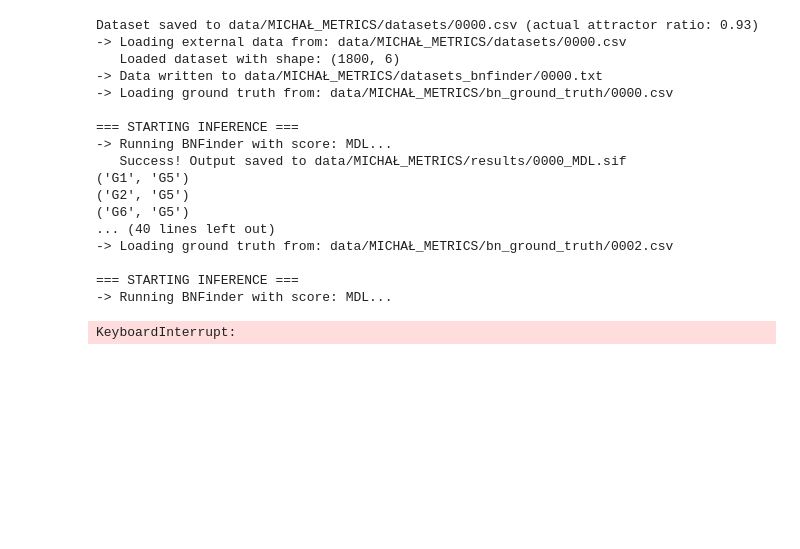
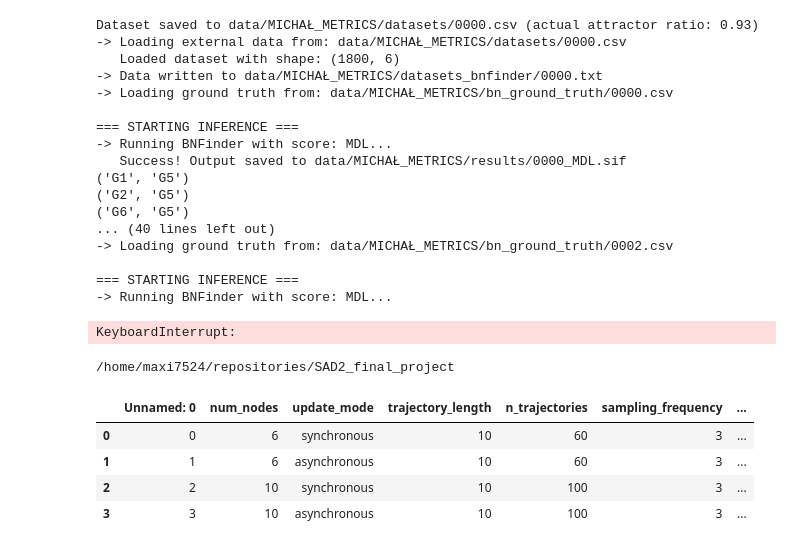
Before and after one commit to maxi7524/SAD2_final_project, a Jupyter notebook: notebooks/test_notebook.ipynb, the cells around one changed output. Drawn from its saved outputs; the diff is of its cells as text; code cells hidden in the pictures; blank space fills up the shorter version.

```diff
--- a/notebooks/test_notebook.ipynb
+++ b/notebooks/test_notebook.ipynb
@@ -169,3 +168,32 @@ Dataset saved to data/MICHAŁ_METRICS/datasets/0000.csv (actual attractor ratio:
 === STARTING INFERENCE ===
 -> Running BNFinder with score: MDL...
 KeyboardInterrupt:
+# %%
+import pandas as pd
+
+# paths
+## set global dir
+cwd=Path.cwd()
+if cwd.name == "notebooks":
+    os.chdir(cwd.parent)
+print(os.getcwd())
+## create paths
+DATA_PATH = Path('data')
+
+
+
+# analiza brudno
+metadata_path = DATA_PATH / 'MICHAŁ_METRICS/results/metadata.csv'
+results_path = DATA_PATH / 'MICHAŁ_METRICS/results/joined_results_MICHAŁ_METRICS.csv'
+
+metadata = pd.read_csv(metadata_path)
+results = pd.read_csv(results_path)
+# results
+metadata
+# %% [output]
+/home/maxi7524/repositories/SAD2_final_project
+|  | Unnamed: 0 | num_nodes | update_mode | trajectory_length | n_trajectories | sampling_frequency | ... |
+| 0 | 0 | 6 | synchronous | 10 | 60 | 3 | ... |
+| 1 | 1 | 6 | asynchronous | 10 | 60 | 3 | ... |
+| 2 | 2 | 10 | synchronous | 10 | 100 | 3 | ... |
+| 3 | 3 | 10 | asynchronous | 10 | 100 | 3 | ... |
```
Also changed, not shown: parts of 3 cells of this notebook, 4 other files.
